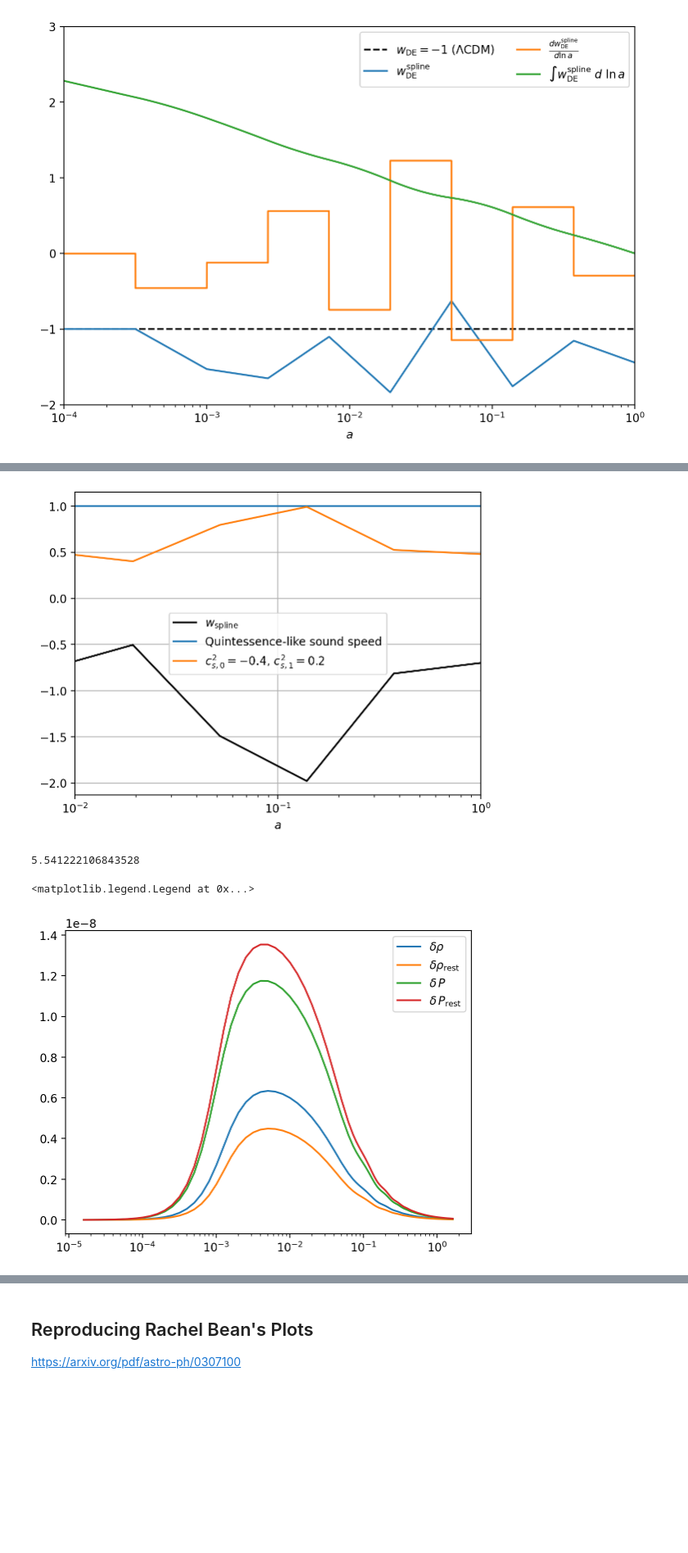
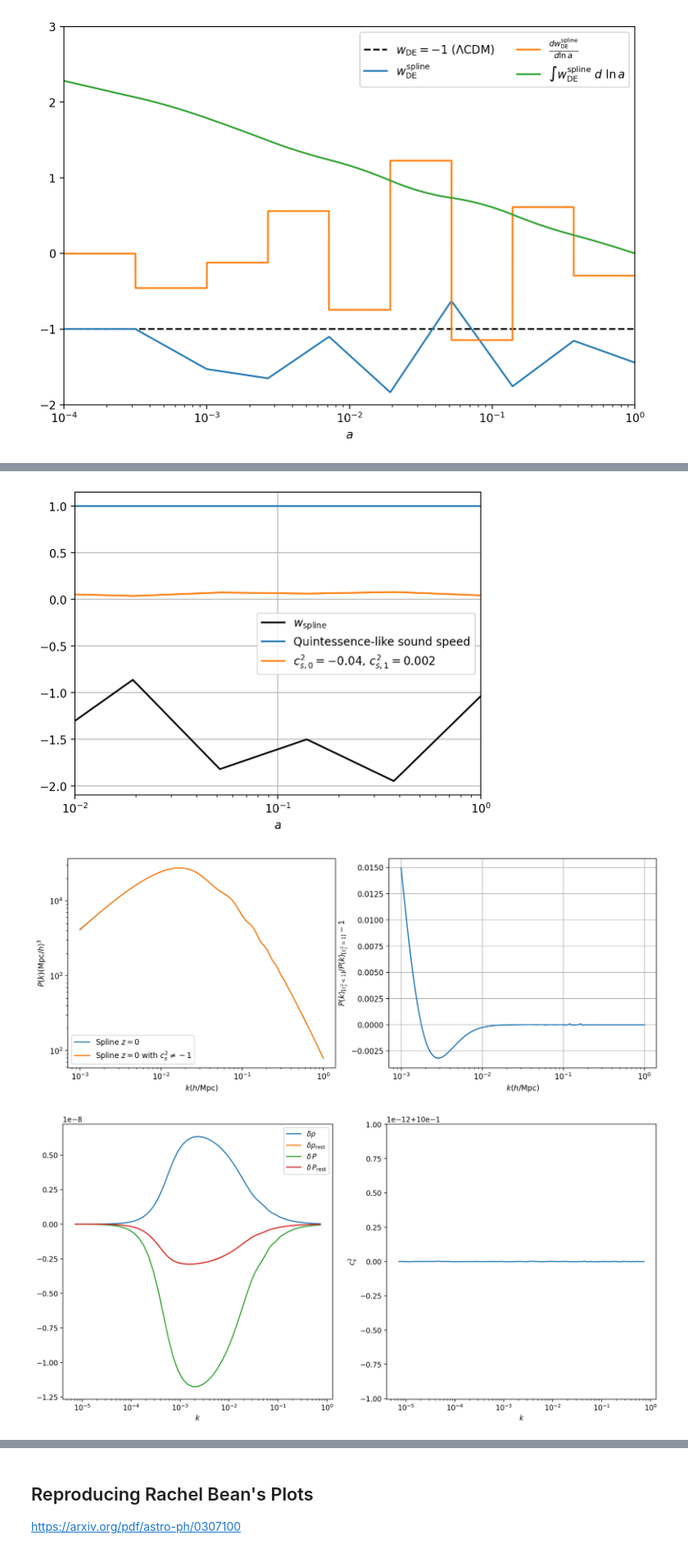
Before and after one commit to joaoreboucas1/CLASS-cs2, a Jupyter notebook: explore_v2.ipynb, the cells around one changed output, grey strips where cells are left out. Shown at 82% size. Drawn from its saved outputs; the diff is of its cells as text; code cells hidden in the pictures; blank space fills up the shorter version.

Commit message:
Reconstructing cs2 from transfers

```diff
--- a/explore_v2.ipynb
+++ b/explore_v2.ipynb
@@ -163,14 +119,38 @@ bg_var2 = cosmo_var2.get_background()
 # %%
 plt.semilogx(a, bg_var['wspl'], color='k', label=r"$w_\mathrm{spline}$")
 plt.semilogx(a, bg_var['cs2_wspl'], label="Quintessence-like sound speed")
-plt.semilogx(a, bg_var2['cs2_wspl'], label=r"$c^2_{s,0} = -0.4$, $c^2_{s,1} = 0.2$")
+plt.semilogx(a, bg_var2['cs2_wspl'], label=r"$c^2_{s,0} = -0.04$, $c^2_{s,1} = 0.002$")
 
 plt.xlim(1e-2, 1)
 plt.xlabel(r"$a$")
 plt.legend()
 plt.grid()
 # %% [output]
-[figure, old version]
+[figure, new version]
+# %%
+kk = np.logspace(-3, 0, 200) # k in h/Mpc
+
+def pk_h_Mpc_inv(cosmo, k, z):
+    h = cosmo.h()
+    return cosmo.pk(k*h, z)*h**3
+
+Pk_0_lcdm  = np.array([pk_h_Mpc_inv(cosmo_ref, k, 0) for k in kk])
+Pk_0_spl   = np.array([pk_h_Mpc_inv(cosmo_var, k, 0) for k in kk])
+Pk_0_spl2  = np.array([pk_h_Mpc_inv(cosmo_var2, k, 0) for k in kk])
+
+fig, axs = plt.subplots(1, 2, figsize=(7*2,5), sharex=True)
+axs[0].loglog(kk, Pk_0_spl,  label=r"Spline $z = 0$")
+axs[0].loglog(kk, Pk_0_spl2,  label=r"Spline $z = 0$ with $c_s^2 \neq -1$")
+axs[0].set_xlabel(r"$k (h/\mathrm{Mpc})$")
+axs[0].set_ylabel(r"$P(k) (\mathrm{Mpc}/h)^3$")
+axs[0].legend()
+
+axs[1].semilogx(kk, Pk_0_spl2/Pk_0_spl - 1)
+axs[1].set_xlabel(r"$k (h/\mathrm{Mpc})$")
+axs[1].set_ylabel(r"$P(k)_{[c_s^2 < 1]}/P(k)_{[c_s^2 = 1]} - 1$")
+plt.grid()
+# %% [output]
+[figure, added]
 # %%
 # w0wa with cs2 relations
 cosmo_var3 = Class()
@@ -198,40 +178,42 @@ bg_var3 = cosmo_var3.get_background()
 # %%
 def get_cs2_rest(cosmo, w0, wa):
     bg = cosmo.get_background()
 
     mask = bg['z'] < 3
     z = bg['z'][mask]
     a = 1/(z + 1)
     H = bg['H [1/Mpc]'][mask]
     rho_fld = bg['(.)rho_fld'][mask]
     w = w0 + wa*(1-a)
     ca2 = w + a*wa/(1 + w)/3
 
     for z_, a_, H_, w_, ca2_, rho_fld_ in zip(z, a, H, w, ca2, rho_fld):
         transfers = cosmo.get_transfer(z_)
-        k         = transfers['k (h/Mpc)']
-        k         = k/h_ref # convert to 1/Mpc
+        k         = transfers['k (h/Mpc)']*cosmo.h() # Convert from h/Mpc to 1/Mpc
         d_rho_fld = transfers['d_rho_fld']
-        d_p_fld   = -transfers['d_p_fld']
+        d_p_fld   = transfers['d_p_fld'] # \delta P has a minus sign relative to \delta \rho
         d_fld     = transfers['d_fld']
         t_fld     = transfers['t_fld']
 
         d_fld_rest = d_fld + 3*a_*H_*(1 + w_)*t_fld/k**2
         d_rho_fld_rest = rho_fld_*d_fld_rest
         p_gamma    = d_p_fld - ca2_*d_rho_fld
 
         d_p_fld_rest = p_gamma + ca2_*rho_fld_*d_fld_rest
         cs2_rest = d_p_fld_rest / d_rho_fld_rest
 
     return cs2_rest, z, k, d_rho_fld, d_rho_fld_rest, d_p_fld, d_p_fld_rest
 
 cs2_rest, z, k, d_rho_fld, d_rho_fld_rest, d_p_fld, d_p_fld_rest = get_cs2_rest(cosmo_var3, -0.8, -0.1)
-plt.semilogx(k, d_rho_fld, label=r"$\delta\rho$")
-plt.semilogx(k, d_rho_fld_rest, label=r"$\delta\rho_\mathrm{rest}$")
-plt.semilogx(k, d_p_fld, label=r"$\delta \, P$")
-plt.semilogx(k, d_p_fld_rest, label=r"$\delta \, P_\mathrm{rest}$")
-plt.legend()
+
+fig, axs = plt.subplots(1, 2, figsize=(15, 7))
+axs[0].semilogx(k, d_rho_fld, label=r"$\delta\rho$")
+axs[0].semilogx(k, d_rho_fld_rest, label=r"$\delta\rho_\mathrm{rest}$")
+axs[0].semilogx(k, d_p_fld, label=r"$\delta \, P$")
+axs[0].semilogx(k, d_p_fld_rest, label=r"$\delta \, P_\mathrm{rest}$")
+axs[0].legend()
+axs[1].semilogx(k, cs2_rest)
+axs[1].set_ylabel(r"$c_s^2$")
+for ax in axs: ax.set_xlabel(r"$k$")
 # %% [output]
-5.541222106843528
-<matplotlib.legend.Legend at 0x...>
-[figure, old version]
+[figure, new version]
```
Also changed, not shown: parts of 18 cells of this notebook.
